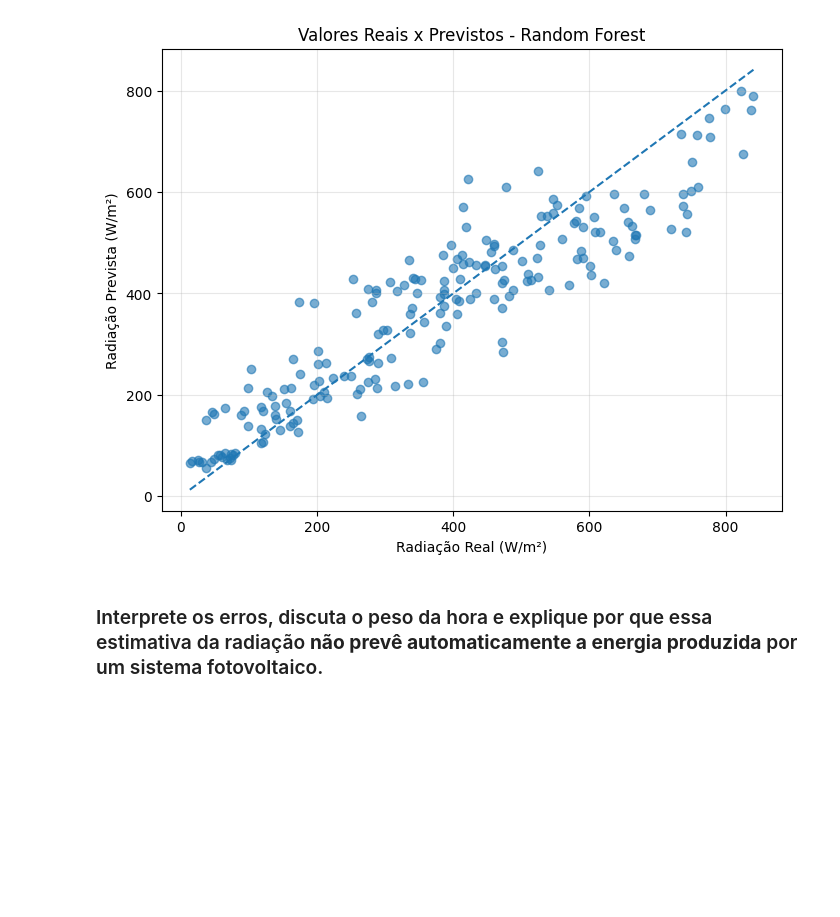
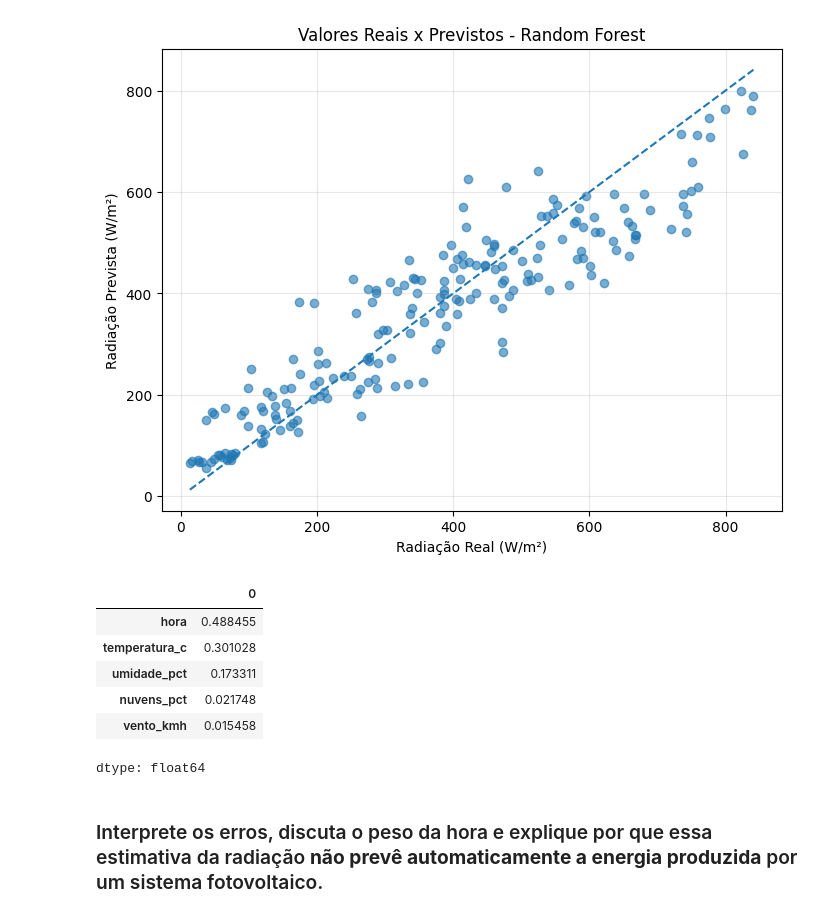
Before and after one commit to JunUehara56/CP5_SERS, a Jupyter notebook: Aula_APIs_Energia_Renovavel_ML.ipynb, the cells around one changed output. Drawn from its saved outputs; the diff is of its cells as text; code cells hidden in the pictures; blank space fills up the shorter version.

```diff
--- a/Aula_APIs_Energia_Renovavel_ML.ipynb
+++ b/Aula_APIs_Energia_Renovavel_ML.ipynb
@@ -823,6 +823,18 @@ plt.grid(alpha=0.3)
 plt.show()
 # %% [output]
 [figure]
+# %%
+# Importância das variáveis no Random Forest
+importancia = pd.Series(modelo3_reg.feature_importances_, index=X.columns).sort_values(ascending=False)
+display(importancia)
+# %% [output]
+|  | 0 |
+| hora | 0.488455 |
+| temperatura_c | 0.301028 |
+| umidade_pct | 0.173311 |
+| nuvens_pct | 0.021748 |
+| vento_kmh | 0.015458 |
+dtype: float64
 # %% [markdown]
 ### Interprete os erros, discuta o peso da hora e explique por que essa estimativa da radiação **não prevê automaticamente a energia produzida** por um sistema fotovoltaico.
 # %% [markdown]
```
